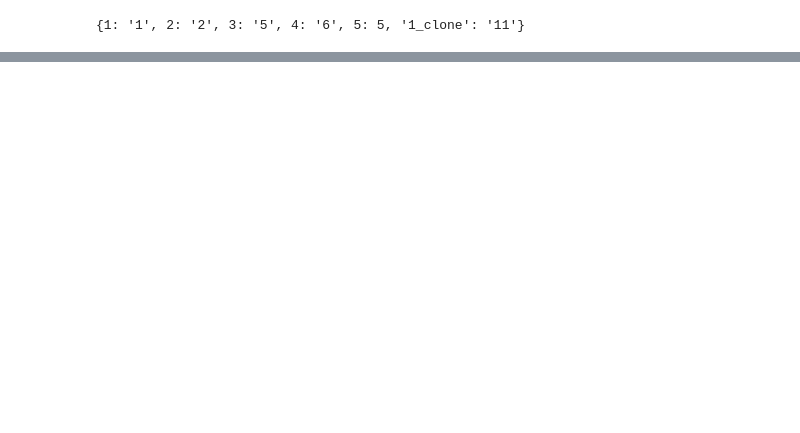
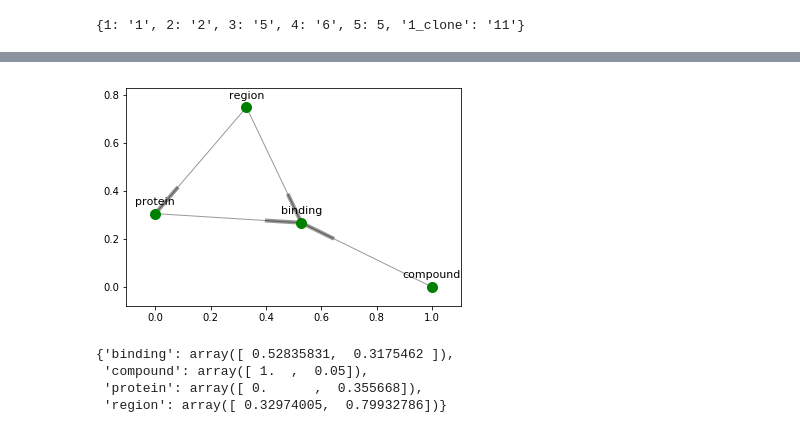
Before and after one commit to Kappa-Dev/ReGraph, a Jupyter notebook: examples/ReGraph_demo.ipynb, the cells around one changed output, grey strips where cells are left out. Cells and saved outputs as stored; diff of their text form; code cells hidden in the pictures; blank space fills up the shorter version.

```diff
--- a/examples/ReGraph_demo.ipynb
+++ b/examples/ReGraph_demo.ipynb
@@ -123,0 +159,11 @@ new_pos = plot_graph(graph, parent_pos=positioning)
+# %%
+g = nx.DiGraph()
+g.add_nodes_from(["protein", "binding", "region", "compound"])
+g.add_edges_from([("region", "protein"), ("protein", "binding"), ("region", "binding"), ("compound", "binding")])
+plot_graph(g)
+# %% [output]
+[figure, added]
+{'binding': array([ 0.52835831,  0.3175462 ]),
+ 'compound': array([ 1.  ,  0.05]),
+ 'protein': array([ 0.      ,  0.355668]),
+ 'region': array([ 0.32974005,  0.79932786])}
```
Also changed, not shown: parts of 47 cells of this notebook.
